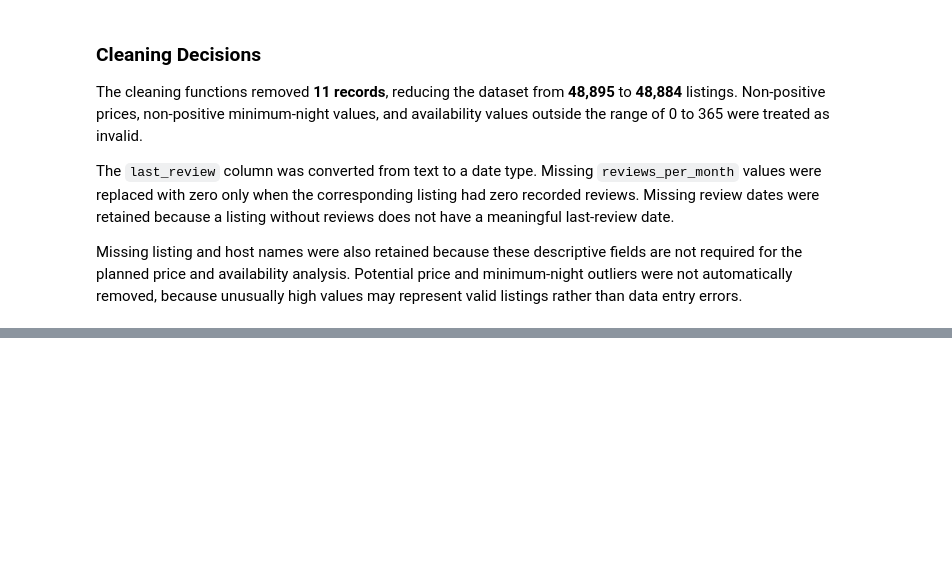
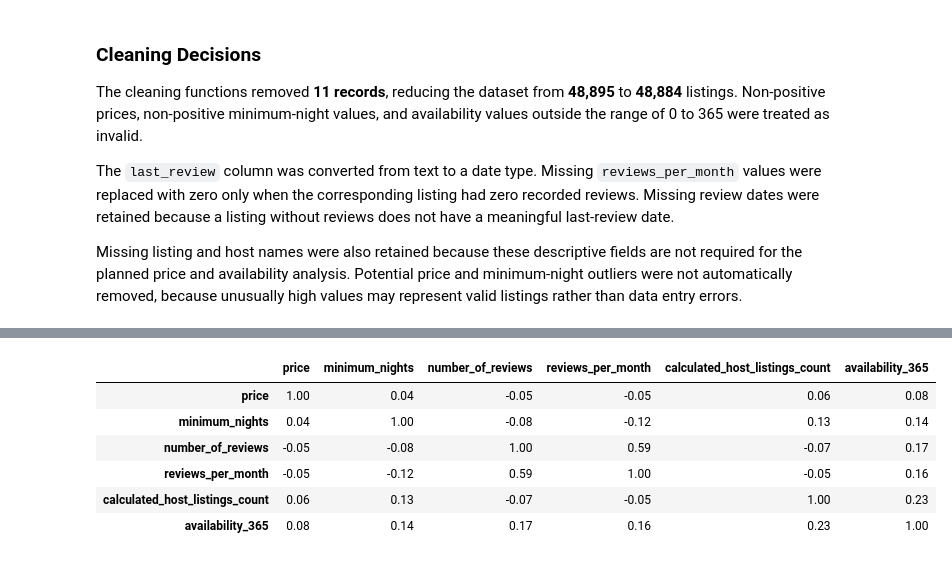
Before and after one commit to MariusJochheim/ai-programming-foundations-project, a Jupyter notebook: data_workflow.ipynb, the cells around one changed output, grey strips where cells are left out. Cells and saved outputs as stored; diff of their text form; code cells hidden in the pictures; blank space fills up the shorter version.

```diff
--- a/data_workflow.ipynb
+++ b/data_workflow.ipynb
@@ -479,0 +659,10 @@ entry errors.
+# %%
+eda_results["correlation_matrix"].round(2)
+# %% [output]
+|  | price | minimum_nights | number_of_reviews | reviews_per_month | calculated_host_listings_count | availability_365 |
+| price | 1.00 | 0.04 | -0.05 | -0.05 | 0.06 | 0.08 |
+| minimum_nights | 0.04 | 1.00 | -0.08 | -0.12 | 0.13 | 0.14 |
+| number_of_reviews | -0.05 | -0.08 | 1.00 | 0.59 | -0.07 | 0.17 |
+| reviews_per_month | -0.05 | -0.12 | 0.59 | 1.00 | -0.05 | 0.16 |
+| calculated_host_listings_count | 0.06 | 0.13 | -0.07 | -0.05 | 1.00 | 0.23 |
+| availability_365 | 0.08 | 0.14 | 0.17 | 0.16 | 0.23 | 1.00 |
```
Also changed, not shown: parts of 31 cells of this notebook.
